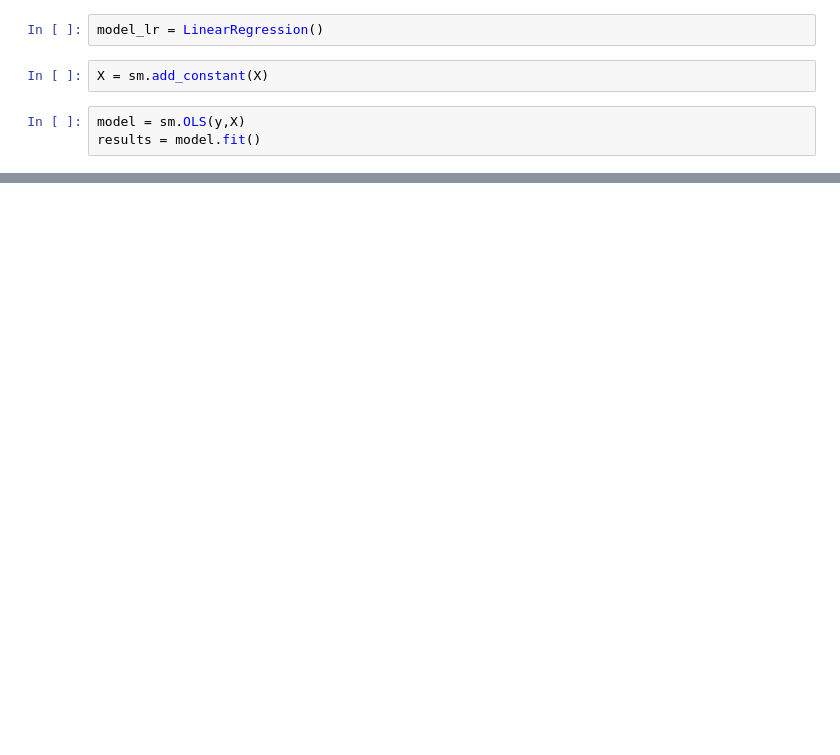
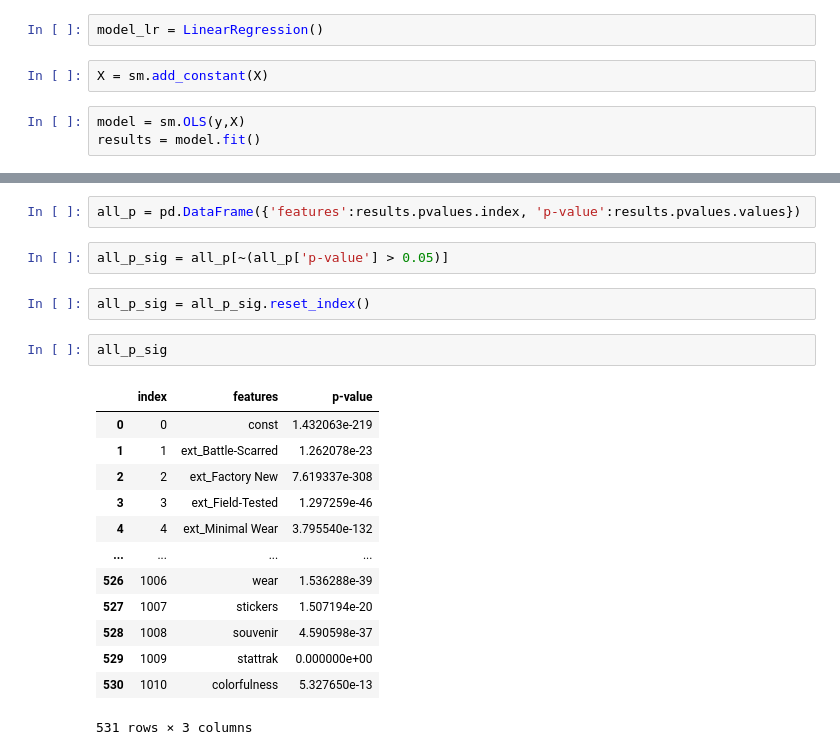
Before and after one commit to princessivy/Analyzing_CSGO_SkinPrices, a Jupyter notebook: CSGO_Significance_Testing.ipynb, the cells around one changed output, grey strips where cells are left out. Drawn from its saved outputs; the diff is of its cells as text; blank space fills up the shorter version.

```diff
--- a/CSGO_Significance_Testing.ipynb
+++ b/CSGO_Significance_Testing.ipynb
@@ -677 +697,23 @@ Warnings:
 strong multicollinearity problems or that the design matrix is singular.
+# %%
+all_p = pd.DataFrame({'features':results.pvalues.index, 'p-value':results.pvalues.values})
+# %%
+all_p_sig = all_p[~(all_p['p-value'] > 0.05)]
+# %%
+all_p_sig = all_p_sig.reset_index()
+# %%
+all_p_sig
+# %% [output]
+|  | index | features | p-value |
+| 0 | 0 | const | 1.432063e-219 |
+| 1 | 1 | ext_Battle-Scarred | 1.262078e-23 |
+| 2 | 2 | ext_Factory New | 7.619337e-308 |
+| 3 | 3 | ext_Field-Tested | 1.297259e-46 |
+| 4 | 4 | ext_Minimal Wear | 3.795540e-132 |
+| ... | ... | ... | ... |
+| 526 | 1006 | wear | 1.536288e-39 |
+| 527 | 1007 | stickers | 1.507194e-20 |
+| 528 | 1008 | souvenir | 4.590598e-37 |
+| 529 | 1009 | stattrak | 0.000000e+00 |
+| 530 | 1010 | colorfulness | 5.327650e-13 |
+531 rows × 3 columns
```
Also changed, not shown: parts of 25 cells of this notebook.
